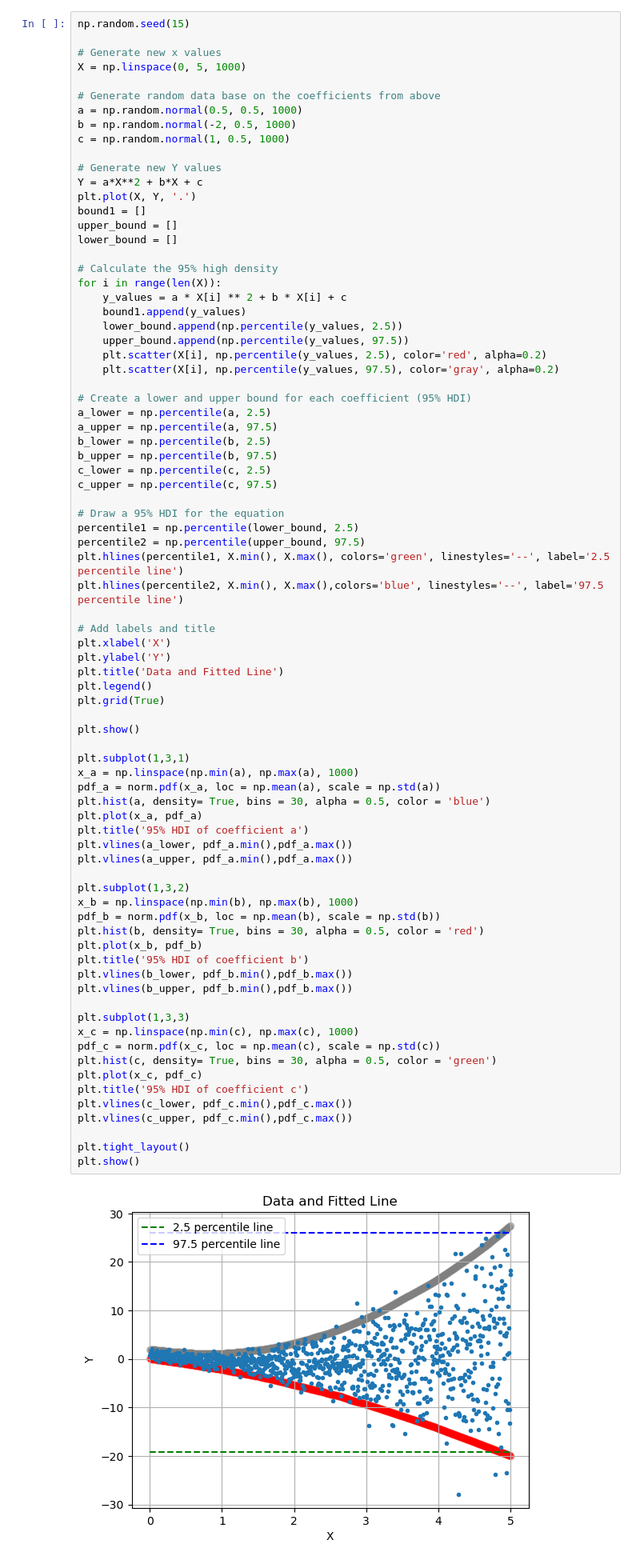
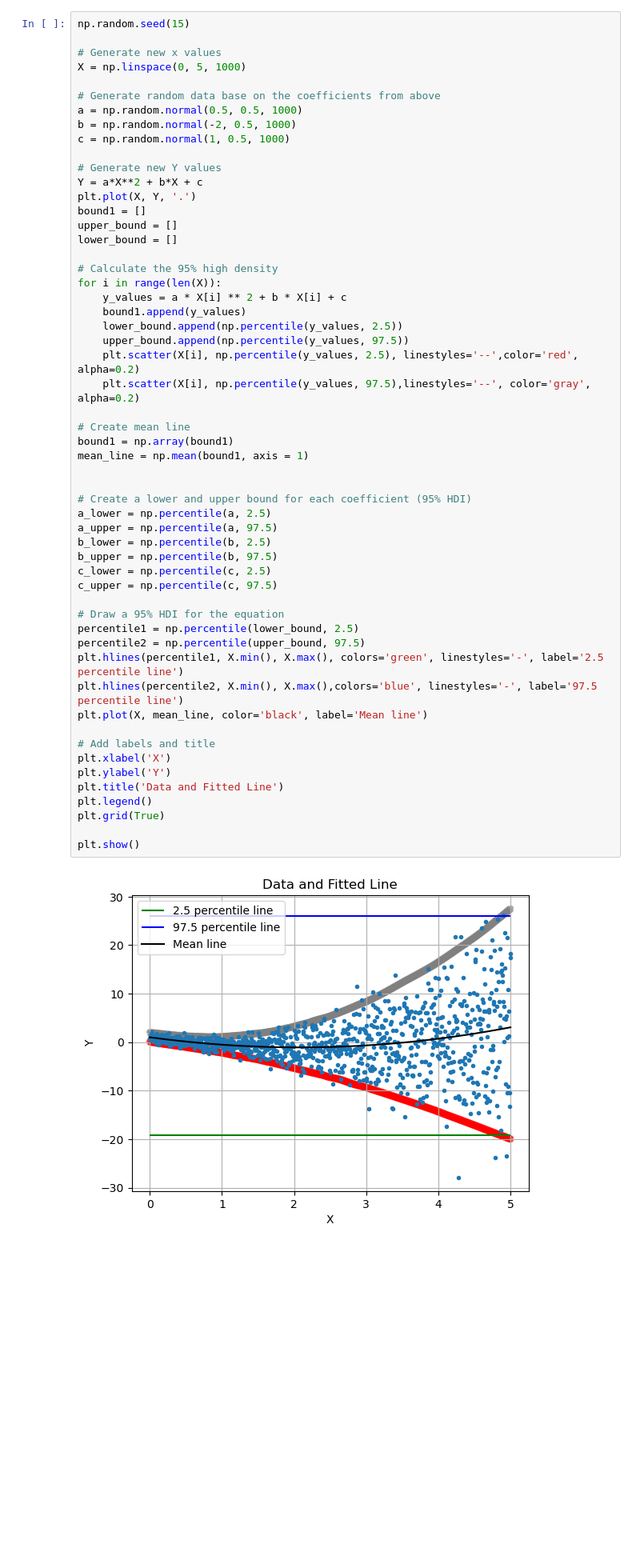
Before and after one commit to ESMS-Group-Public/FoKL-Documentation, a Jupyter notebook: FoKL Base Concepts/Probability and Bayes Theorem.ipynb, the cells around one changed output. Shown: that part at 80% size. Saved outputs shown, nothing was run; the diff lists cells and outputs as text; blank space fills up the shorter version.

```diff
--- a/FoKL Base Concepts/Probability and Bayes Theorem.ipynb
+++ b/FoKL Base Concepts/Probability and Bayes Theorem.ipynb
@@ -152,65 +154,41 @@ upper_bound = []
 lower_bound = []
 
 # Calculate the 95% high density
 for i in range(len(X)):
     y_values = a * X[i] ** 2 + b * X[i] + c
     bound1.append(y_values)
     lower_bound.append(np.percentile(y_values, 2.5))
     upper_bound.append(np.percentile(y_values, 97.5))
-    plt.scatter(X[i], np.percentile(y_values, 2.5), color='red', alpha=0.2)
-    plt.scatter(X[i], np.percentile(y_values, 97.5), color='gray', alpha=0.2)
+    plt.scatter(X[i], np.percentile(y_values, 2.5), linestyles='--',color='red', alpha=0.2)
+    plt.scatter(X[i], np.percentile(y_values, 97.5),linestyles='--', color='gray', alpha=0.2)
+
+# Create mean line
+bound1 = np.array(bound1)
+mean_line = np.mean(bound1, axis = 1)
+
 
 # Create a lower and upper bound for each coefficient (95% HDI)
 a_lower = np.percentile(a, 2.5)
 a_upper = np.percentile(a, 97.5)
 b_lower = np.percentile(b, 2.5)
 b_upper = np.percentile(b, 97.5)
 c_lower = np.percentile(c, 2.5)
 c_upper = np.percentile(c, 97.5)
 
 # Draw a 95% HDI for the equation
 percentile1 = np.percentile(lower_bound, 2.5)
 percentile2 = np.percentile(upper_bound, 97.5)
-plt.hlines(percentile1, X.min(), X.max(), colors='green', linestyles='--', label='2.5 percentile line')
-plt.hlines(percentile2, X.min(), X.max(),colors='blue', linestyles='--', label='97.5 percentile line')
+plt.hlines(percentile1, X.min(), X.max(), colors='green', linestyles='-', label='2.5 percentile line')
+plt.hlines(percentile2, X.min(), X.max(),colors='blue', linestyles='-', label='97.5 percentile line')
+plt.plot(X, mean_line, color='black', label='Mean line')
 
 # Add labels and title
 plt.xlabel('X')
 plt.ylabel('Y')
 plt.title('Data and Fitted Line')
 plt.legend()
 plt.grid(True)
 
 plt.show()
-
-plt.subplot(1,3,1)
-x_a = np.linspace(np.min(a), np.max(a), 1000)
-pdf_a = norm.pdf(x_a, loc = np.mean(a), scale = np.std(a))
-plt.hist(a, density= True, bins = 30, alpha = 0.5, color = 'blue')
-plt.plot(x_a, pdf_a)
-plt.title('95% HDI of coefficient a')
-plt.vlines(a_lower, pdf_a.min(),pdf_a.max())
-plt.vlines(a_upper, pdf_a.min(),pdf_a.max())
-
-plt.subplot(1,3,2)
-x_b = np.linspace(np.min(b), np.max(b), 1000)
-pdf_b = norm.pdf(x_b, loc = np.mean(b), scale = np.std(b))
-plt.hist(b, density= True, bins = 30, alpha = 0.5, color = 'red')
-plt.plot(x_b, pdf_b)
-plt.title('95% HDI of coefficient b')
-plt.vlines(b_lower, pdf_b.min(),pdf_b.max())
-plt.vlines(b_upper, pdf_b.min(),pdf_b.max())
-
-plt.subplot(1,3,3)
-x_c = np.linspace(np.min(c), np.max(c), 1000)
-pdf_c = norm.pdf(x_c, loc = np.mean(c), scale = np.std(c))
-plt.hist(c, density= True, bins = 30, alpha = 0.5, color = 'green')
-plt.plot(x_c, pdf_c)
-plt.title('95% HDI of coefficient c')
-plt.vlines(c_lower, pdf_c.min(),pdf_c.max())
-plt.vlines(c_upper, pdf_c.min(),pdf_c.max())
-
-plt.tight_layout()
-plt.show()
 # %% [output]
-[figure, old version]
+[figure, new version]
```
Also changed, not shown: parts of 5 cells of this notebook.
